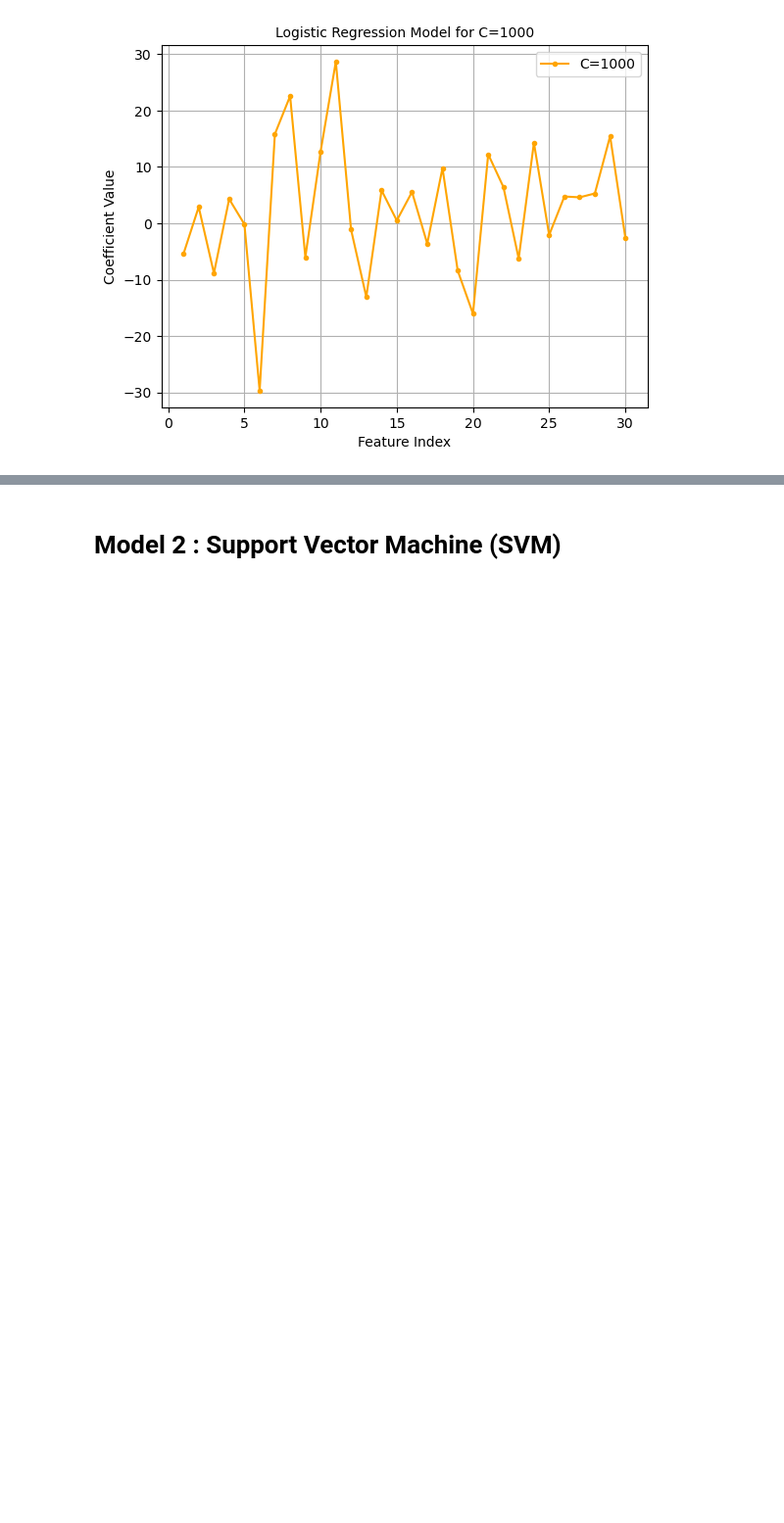
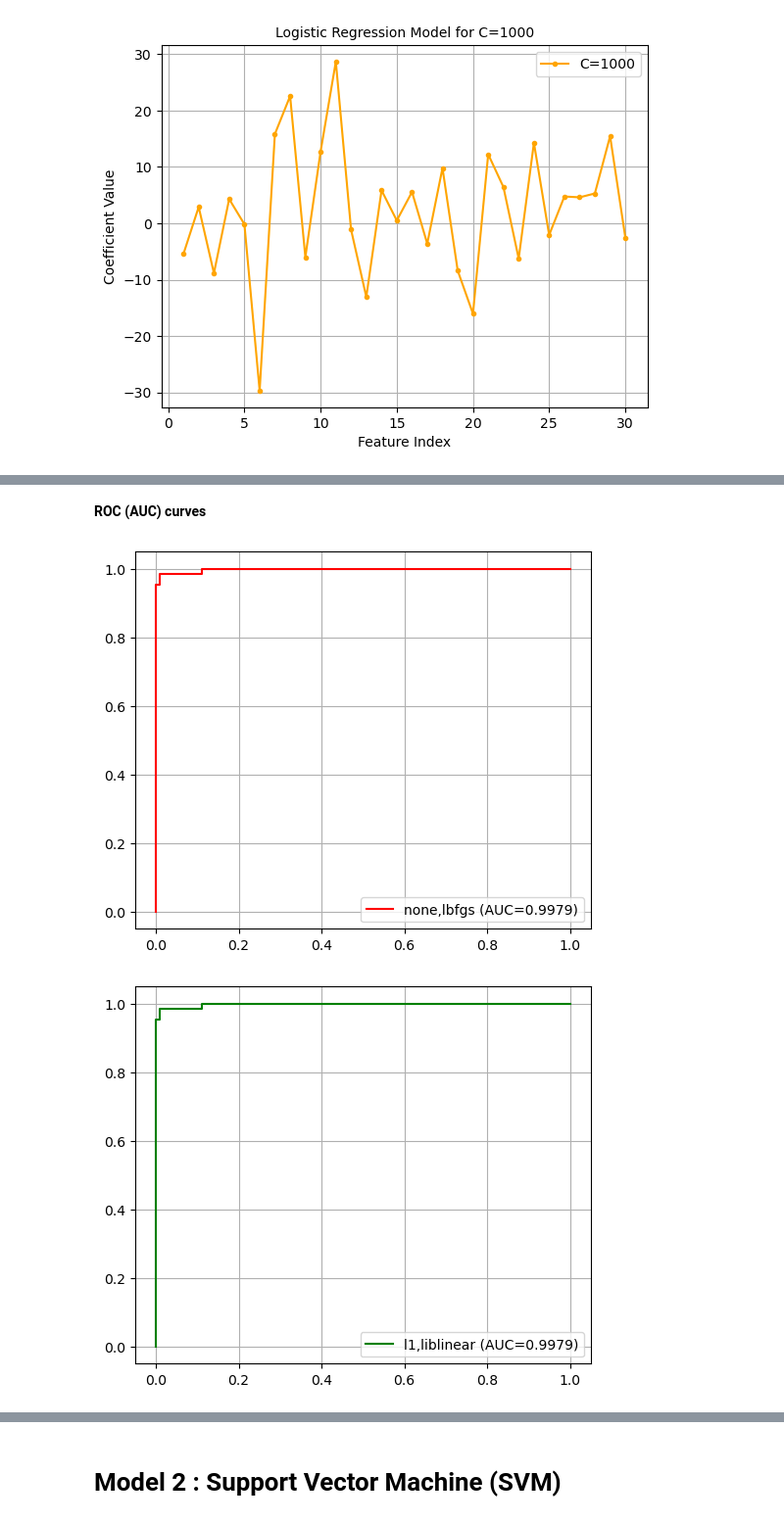
Before and after one commit to georgiarov/ML, a Jupyter notebook: project_code.ipynb, the cells around one changed output, grey strips where cells are left out. Shown at 98% size. Drawn from its saved outputs; the diff is of its cells as text; code cells hidden in the pictures; blank space fills up the shorter version.

```diff
--- a/project_code.ipynb
+++ b/project_code.ipynb
@@ -315,0 +330,15 @@ Recall Score of C=1000 : 0.9682539682539683
+# %% [markdown]
+**ROC (AUC) curves**
+# %%
+for c,penalty,solver in zip(colors,penalties,solvers):
+    y_probs_log1 = logreg_model1.predict_proba(Xn_test)[:, 1]
+    fpr_log1, tpr_log1, _ = roc_curve(y_test, y_probs_log1)
+    roc_auc_log1 = auc(fpr_log1, tpr_log1)
+    plt.figure(figsize=(6, 5))
+    plt.plot(fpr_log1, tpr_log1, color=c, label=f'{penalty},{solver} (AUC={roc_auc_log1:.4f})')
+    plt.legend()
+    plt.grid()
+    plt.show
+# %% [output]
+[figure, added]
+[figure, added]
```
Also changed, not shown: parts of 19 cells of this notebook.
